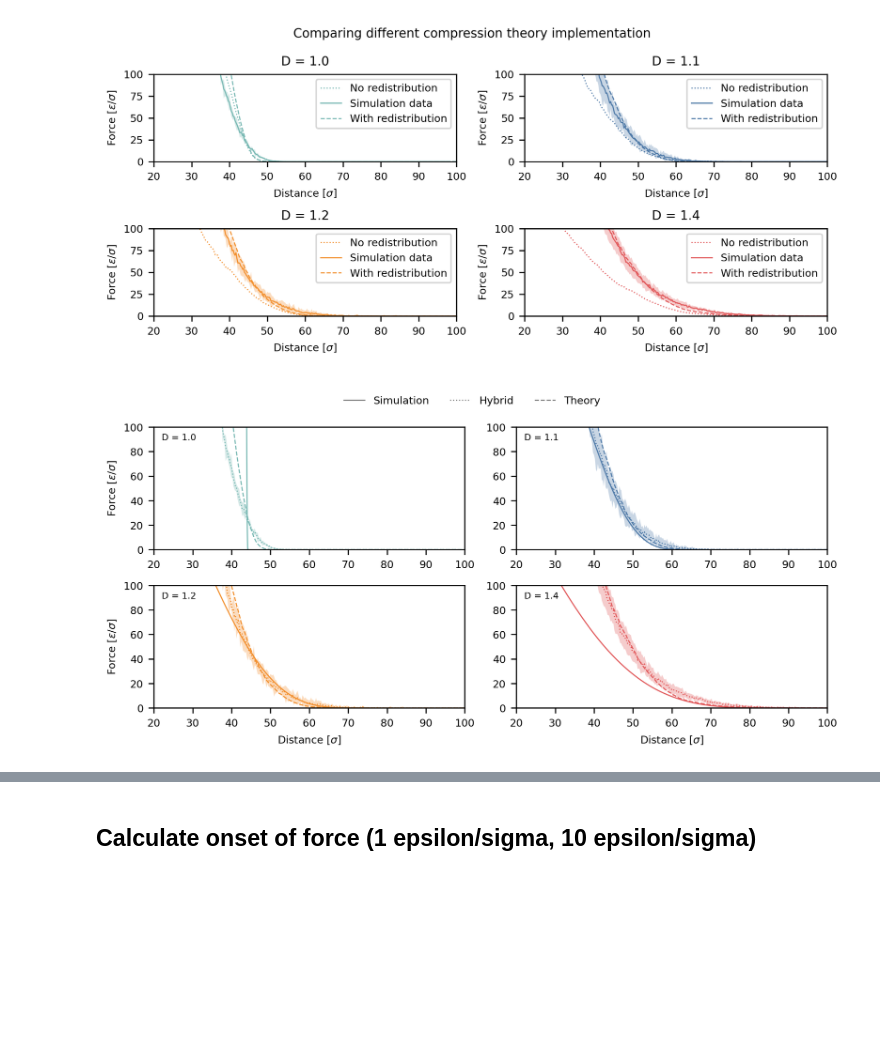
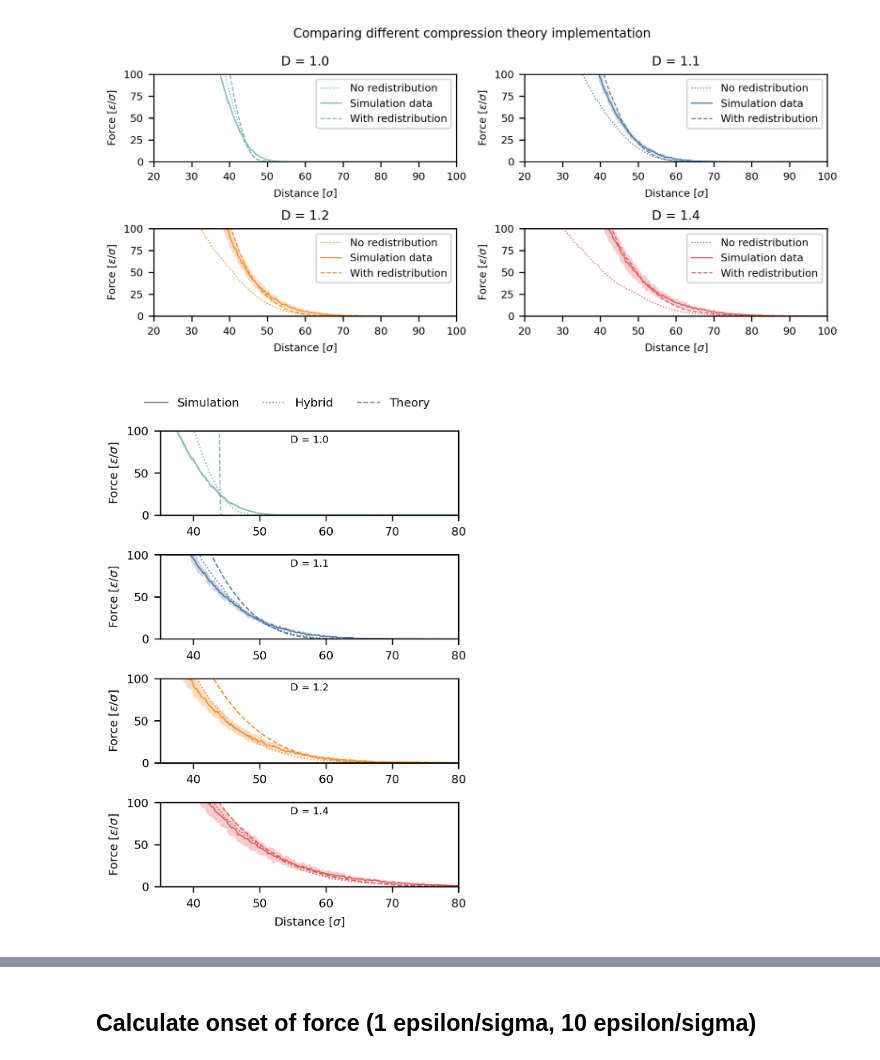
Before and after one commit to leon-a-smook/picbad, a Jupyter notebook: notebooks/compression.ipynb, the cells around one changed output, grey strips where cells are left out. Drawn from its saved outputs; the diff is of its cells as text; code cells hidden in the pictures; blank space fills up the shorter version.

```diff
--- a/notebooks/compression.ipynb
+++ b/notebooks/compression.ipynb
@@ -104,109 +101,109 @@ brush_10_th = b.Brush("model",
                        "Mn" : 100,
                        "sigma" : 0.1},
                        volume_scaling=volume_scaling)
-brush_10_th.compress_profile(beta=beta,surface_area=2250,redistribute_polymer=False)
+brush_10_th.compress_profile(beta=beta,surface_area=2250,redistribute_polymer=True)
 brush_11_th = b.Brush("model",
                       {"type": "schulz-zimm",
                        "Mn" : 100,
                        "D" : 1.1},
                        volume_scaling=volume_scaling)
-brush_11_th.compress_profile(beta=beta,surface_area=2250,redistribute_polymer=False)
+brush_11_th.compress_profile(beta=beta,surface_area=2250,redistribute_polymer=True)
 brush_12_th = b.Brush("model",
                       {"type": "schulz-zimm",
                        "Mn" : 100,
                        "D" : 1.2},
                        volume_scaling=volume_scaling)
-brush_12_th.compress_profile(beta=beta,surface_area=2250,redistribute_polymer=False)
+brush_12_th.compress_profile(beta=beta,surface_area=2250,redistribute_polymer=True)
 brush_14_th = b.Brush("model",
                       {"type": "schulz-zimm",
                        "Mn" : 100,
                        "D" : 1.4},
                        volume_scaling=volume_scaling)
-brush_14_th.compress_profile(beta=beta,surface_area=2250,redistribute_polymer=False)
+brush_14_th.compress_profile(beta=beta,surface_area=2250,redistribute_polymer=True)
 
 OFFSET = 3
 
-fig, ax = plt.subplots(figsize=FIGURE_SIZE_LARGE, dpi=FIGURE_DPI,ncols=2,nrows=2)
+fig, ax = plt.subplots(figsize=(FIGURE_SIZE[0],FIGURE_SIZE[1]*2.2), dpi=FIGURE_DPI,ncols=1,nrows=4)
 
-ax[0][0].plot(brush_10_th.z, brush_10_th.compression_force, "-", label='Theory', color=nature_colors[3])
+ax[0].plot(brush_10_th.z, brush_10_th.compression_force, "--", label='Theory', color=nature_colors[3])
 data = pd.read_csv("../data/Compression_D100.csv")
-ax[0][0].plot(data.z.to_numpy()-OFFSET,data.F_mean.to_numpy(),':', label='Simulation data', color=nature_colors[3])
-ax[0][0].fill_between(data.z.to_numpy()-OFFSET,data.CI_lower.to_numpy(),data.CI_upper.to_numpy(), alpha = 0.3, color=nature_colors[3],edgecolor=None)
+ax[0].plot(data.z.to_numpy()-OFFSET,data.F_mean.to_numpy(),'-', label='Simulation data', color=nature_colors[3])
+ax[0].fill_between(data.z.to_numpy()-OFFSET,data.CI_lower.to_numpy(),data.CI_upper.to_numpy(), alpha = 0.3, color=nature_colors[3],edgecolor=None)
 brush_10.compress_profile(beta=beta,surface_area=2250,redistribute_polymer=True)
-ax[0][0].plot(brush_10.z,brush_10.compression_force,'--', label='With redistribution', color=nature_colors[3])
-ax[0][0].text(0.025, 0.95, "D = 1.0",
-        transform=ax[0][0].transAxes,
+ax[0].plot(brush_10.z,brush_10.compression_force,':', label='With redistribution', color=nature_colors[3])
+ax[0].text(0.5, 0.95, "D = 1.0",
+        transform=ax[0].transAxes,
         fontsize=6,
         verticalalignment='top',
-        horizontalalignment='left')
+        horizontalalignment='center')
 
 
-ax[0][1].plot(brush_11_th.z, brush_11_th.compression_force, "-", label='Theory', color=nature_colors[0])
+ax[1].plot(brush_11_th.z, brush_11_th.compression_force, "--", label='Theory', color=nature_colors[0])
 data = pd.read_csv("../data/Compression_D110.csv")
-ax[0][1].plot(data.z.to_numpy()-OFFSET,data.F_mean.to_numpy(),':', label='Simulation data', color=nature_colors[0])
-ax[0][1].fill_between(data.z.to_numpy()-OFFSET,data.CI_lower.to_numpy(),data.CI_upper.to_numpy(), alpha = 0.3, color=nature_colors[0],edgecolor=None)
+ax[1].plot(data.z.to_numpy()-OFFSET,data.F_mean.to_numpy(),'-', label='Simulation data', color=nature_colors[0])
+ax[1].fill_between(data.z.to_numpy()-OFFSET,data.CI_lower.to_numpy(),data.CI_upper.to_numpy(), alpha = 0.3, color=nature_colors[0],edgecolor=None)
 brush_11.compress_profile(beta=beta,surface_area=2250,redistribute_polymer=True)
-ax[0][1].plot(brush_11.z,brush_11.compression_force,'--', label='With redistribution', color=nature_colors[0])
-ax[0][1].text(0.025, 0.95, "D = 1.1",
-        transform=ax[0][1].transAxes,
+ax[1].plot(brush_11.z,brush_11.compression_force,':', label='With redistribution', color=nature_colors[0])
+ax[1].text(0.5, 0.95, "D = 1.1",
+        transform=ax[1].transAxes,
         fontsize=6,
         verticalalignment='top',
-        horizontalalignment='left')
+        horizontalalignment='center')
 
 
-ax[1][0].plot(brush_12_th.z, brush_12_th.compression_force, "-", label='Theory', color=nature_colors[1])
+ax[2].plot(brush_12_th.z, brush_12_th.compression_force, "--", label='Theory', color=nature_colors[1])
 data = pd.read_csv("../data/Compression_D120.csv")
-ax[1][0].plot(data.z.to_numpy()-OFFSET,data.F_mean.to_numpy(),':', label='Simulation data', color=nature_colors[1])
-ax[1][0].fill_between(data.z.to_numpy()-OFFSET,data.CI_lower.to_numpy(),data.CI_upper.to_numpy(), alpha = 0.3, color=nature_colors[1],edgecolor=None)
+ax[2].plot(data.z.to_numpy()-OFFSET,data.F_mean.to_numpy(),'-', label='Simulation data', color=nature_colors[1])
+ax[2].fill_between(data.z.to_numpy()-OFFSET,data.CI_lower.to_numpy(),data.CI_upper.to_numpy(), alpha = 0.3, color=nature_colors[1],edgecolor=None)
 brush_12.compress_profile(beta=beta,surface_area=2250,redistribute_polymer=True)
-ax[1][0].plot(brush_12.z,brush_12.compression_force,'--', label='With redistribution', color=nature_colors[1])
-ax[1][0].text(0.025, 0.95, "D = 1.2",
-        transform=ax[1][0].transAxes,
+ax[2].plot(brush_12.z,brush_12.compression_force,':', label='With redistribution', color=nature_colors[1])
+ax[2].text(0.5, 0.95, "D = 1.2",
+        transform=ax[2].transAxes,
         fontsize=6,
         verticalalignment='top',
-        horizontalalignment='left')
+        horizontalalignment='center')
 
 
-ax[1][1].plot(brush_14_th.z, brush_14_th.compression_force, "-", label='Theory', color=nature_colors[2])
+ax[3].plot(brush_14_th.z, brush_14_th.compression_force, "--", label='Theory', color=nature_colors[2])
 data = pd.read_csv("../data/Compression_D140.csv")
-ax[1][1].plot(data.z.to_numpy()-OFFSET,data.F_mean.to_numpy(),':', label='Simulation data', color=nature_colors[2])
-ax[1][1].fill_between(data.z.to_numpy()-OFFSET,data.CI_lower.to_numpy(),data.CI_upper.to_numpy(), alpha = 0.3, color=nature_colors[2],edgecolor=None)
+ax[3].plot(data.z.to_numpy()-OFFSET,data.F_mean.to_numpy(),'-', label='Simulation data', color=nature_colors[2])
+ax[3].fill_between(data.z.to_numpy()-OFFSET,data.CI_lower.to_numpy(),data.CI_upper.to_numpy(), alpha = 0.3, color=nature_colors[2],edgecolor=None)
 brush_14.compress_profile(beta=beta,surface_area=2250,redistribute_polymer=True)
-ax[1][1].plot(brush_14.z,brush_14.compression_force,'--', label='With redistribution', color=nature_colors[2])
-ax[1][1].text(0.025, 0.95, "D = 1.4",
-        transform=ax[1][1].transAxes,
+ax[3].plot(brush_14.z,brush_14.compression_force,':', label='With redistribution', color=nature_colors[2])
+ax[3].text(0.5, 0.95, "D = 1.4",
+        transform=ax[3].transAxes,
         fontsize=6,
         verticalalignment='top',
-        horizontalalignment='left')
+        horizontalalignment='center')
 
 
 for i, ax in enumerate(fig.axes):
-    ax.set_xlim([20,100])
-    if i in [2,3]:
+    ax.set_xlim([35,80])
+    if i in [3]:
         ax.set_xlabel("Distance [$\sigma$]")
     ax.set_ylim([0,100])
-    if i % 2 == 0:
-        ax.set_ylabel("Force [$\epsilon/\sigma$]")
+    #if i % 2 == 0:
+    ax.set_ylabel("Force [$\epsilon/\sigma$]")
     # ax.legend()
 
 # Define original line styles and colors
 original_lines = [
     {'linestyle': '-', 'color': 'blue', 'label': 'Simulation'},
     {'linestyle': ':', 'color': 'red', 'label': 'Hybrid'},
     {'linestyle': '--', 'color' : 'black', 'label' : 'Theory'}
 ]
 
 # Create custom legend handles (same linestyle, but grayed-out color)
 legend_lines = [
     Line2D([0], [0], linestyle=item['linestyle'], color='gray', label=item['label'])
     for item in original_lines
 ]
 
 fig.legend(handles=legend_lines, loc='lower center', bbox_to_anchor=(0.5, 0.99), ncol=3, frameon=False)# fig.suptitle("Comparing large particle insertion - Theory vs Simulation")
 fig.tight_layout()
-fig.savefig("../results/figures/compression-force.png", bbox_inches='tight', dpi=300)
+fig.savefig("../results/figures/compression-force-onecol-cropped.png", bbox_inches='tight', dpi=300)
 # %% [output]
-[figure, old version]
+[figure, new version]
 # %%
 # Compress the profiles
 beta = 0.00
```
Also changed, not shown: parts of 4 cells of this notebook, 2 other files.
